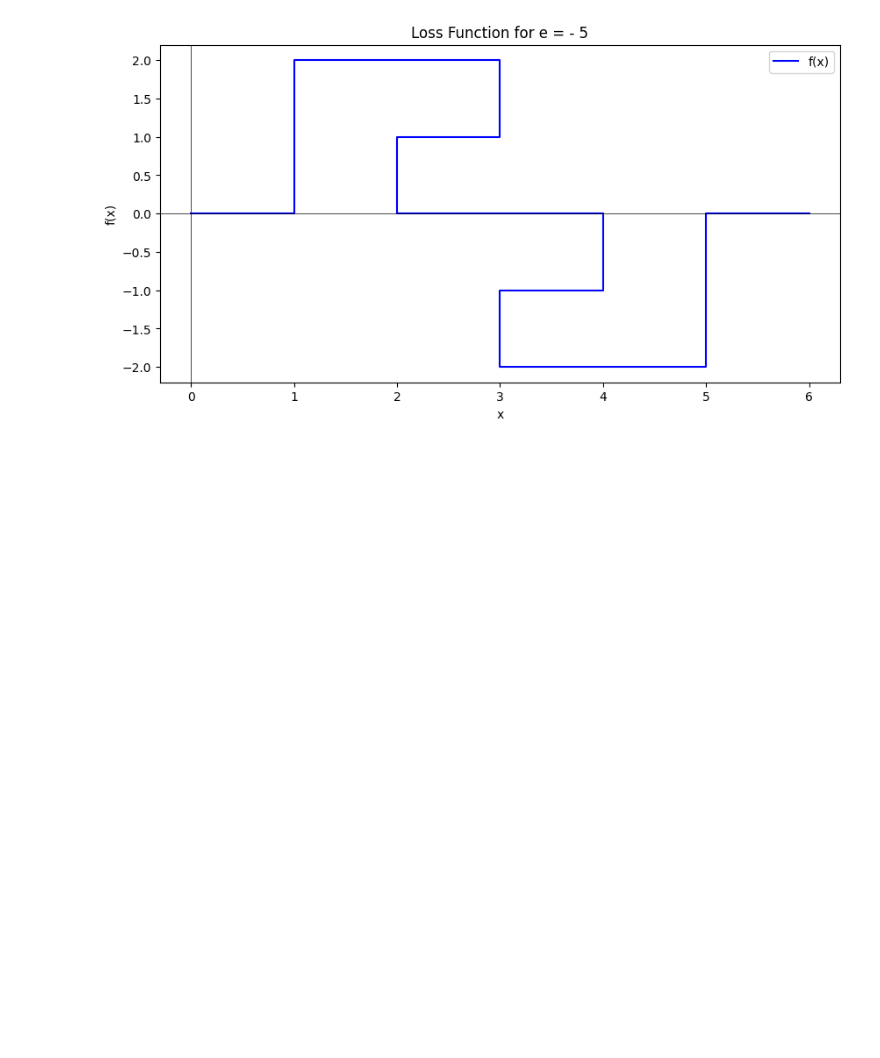
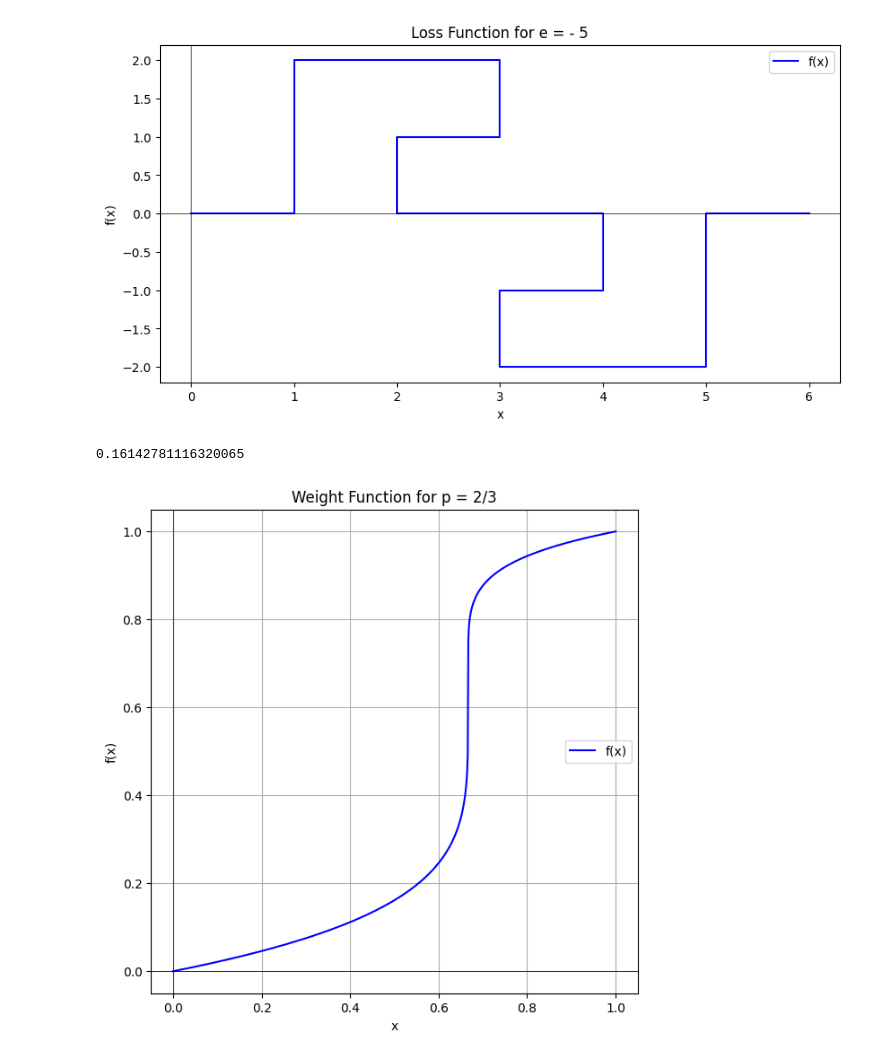
Before and after one commit to mehalyna/nlp-fuzzy, a Jupyter notebook: src/dump.ipynb, the cells around one changed output. Cells and saved outputs as stored; diff of their text form; code cells hidden in the pictures; blank space fills up the shorter version.

```diff
--- a/src/dump.ipynb
+++ b/src/dump.ipynb
@@ -65,0 +86,45 @@ plt.show()
+# %%
+# rate function
+import numpy as np
+import matplotlib.pyplot as plt
+import math
+import sympy
+
+p = 2 / 3
+
+def real_root(x):
+    return np.sign(x) * np.abs(x) ** (1/5)
+
+def scale(a, b, c, d, t):
+    return c + ((t - a) / (b - a)) * (d - c)
+
+def f(x):
+    scaled_high = real_root( scale(p, 1, 0, 1, x) )
+    result_high = scale(0, 1, p, 1, scaled_high)
+
+    scaled_low = real_root( scale(0, p, -1, 0, x) )
+    result_low = scale(-1, 0, 0, p, scaled_low)
+
+    return np.where(x >= p, result_high, result_low)
+
+print(f(0.5))
+
+x = np.linspace(0, 1, 800)  # 400 points for smooth plotting
+y = f(x)  # Compute y values
+
+plt.figure(figsize=(7, 7))
+plt.plot(x, y, label="f(x)", color="blue")
+plt.xlabel("x")
+plt.ylabel("f(x)")
+plt.title("Weight Function for p = 2/3")
+plt.axhline(0, color="black", linewidth=0.5)  # X-axis
+plt.axvline(0, color="black", linewidth=0.5)  # Y-axis
+plt.legend()
+plt.grid(True)
+plt.show()
+
+def loss_function(x, e):
+    return np.exp(- ((x - e)**2) / 2)
+# %% [output]
+0.16142781116320065
+[figure, added]
```
Also changed, not shown: parts of 2 cells of this notebook, 1 other file.
